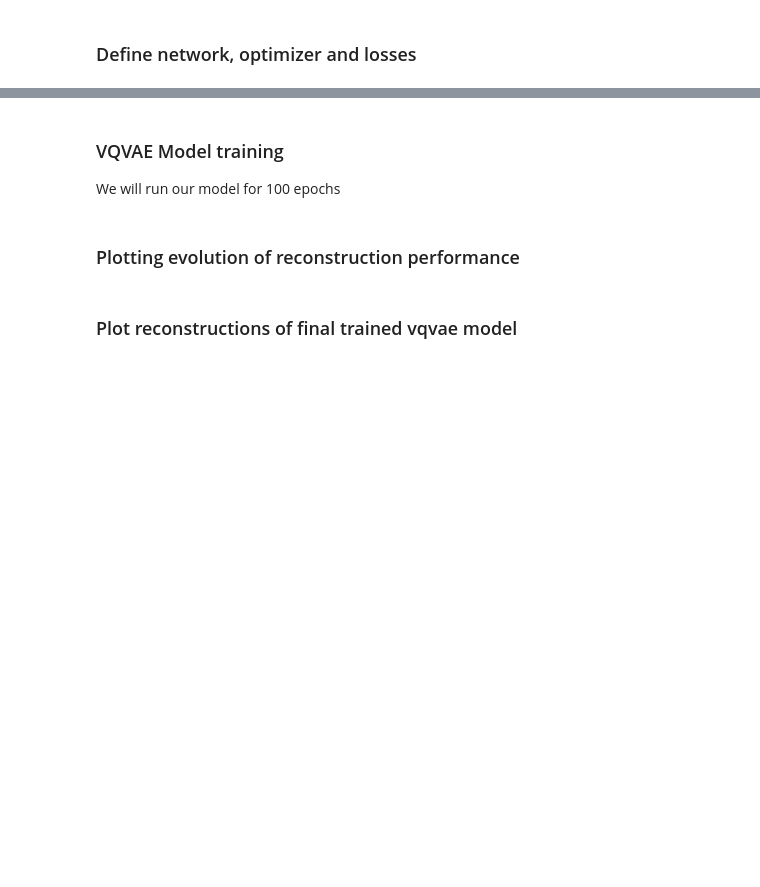
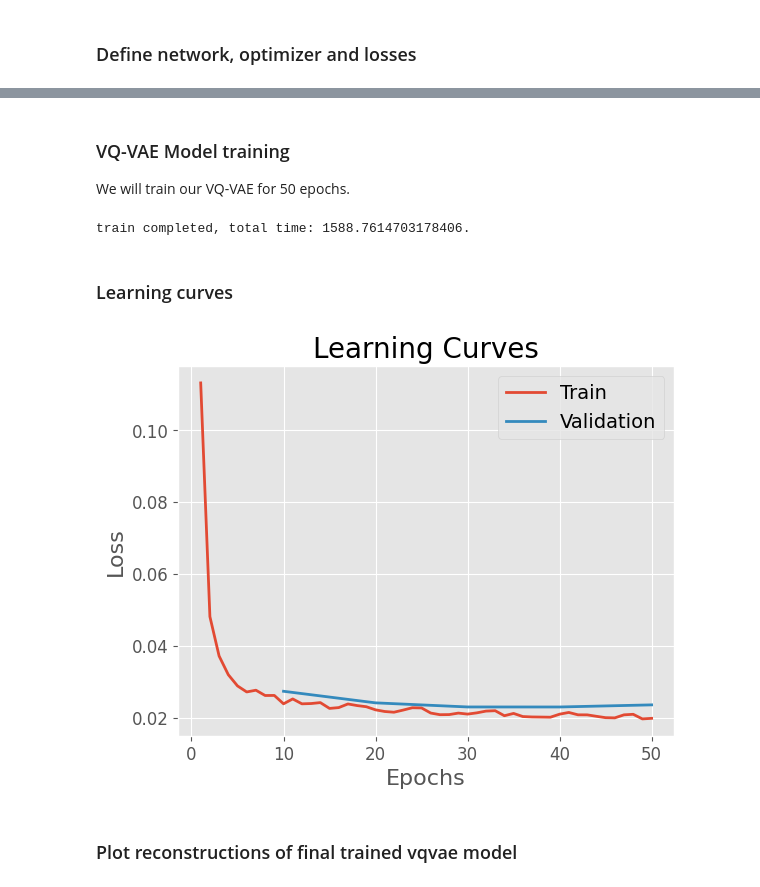
Before and after one commit to Project-MONAI/GenerativeModels, a Jupyter notebook: tutorials/generative/anomaly_detection/anomaly_detection_with_transformers.ipynb, the cells around one changed output, grey strips where cells are left out. Saved outputs shown, nothing was run; the diff lists cells and outputs as text; code cells hidden in the pictures; blank space fills up the shorter version.

```diff
--- a/tutorials/generative/anomaly_detection/anomaly_detection_with_transformers.ipynb
+++ b/tutorials/generative/anomaly_detection/anomaly_detection_with_transformers.ipynb
@@ -70,7 +95,7 @@ train_transforms = transforms.Compose(
         transforms.ScaleIntensityRanged(keys=["image"], a_min=0.0, a_max=255.0, b_min=0.0, b_max=1.0, clip=True),
         transforms.RandAffined(
             keys=["image"],
-            rotate_range=[(-np.pi / 36, np.pi / 36), (-np.pi / 36, np.pi / 36)],
+            rotate_range=[(-np.pi / 18, np.pi / 18), (-np.pi / 18, np.pi / 18)],
             translate_range=[(-1, 1), (-1, 1)],
             scale_range=[(-0.05, 0.05), (-0.05, 0.05)],
             spatial_size=[image_size, image_size],
@@ -80,4 +105,4 @@ train_transforms = transforms.Compose(
     ]
 )
 train_ds = Dataset(data=train_datalist, transform=train_transforms)
-train_loader = DataLoader(train_ds, batch_size=64, shuffle=True, num_workers=4)
+train_loader = DataLoader(train_ds, batch_size=64, shuffle=True, num_workers=4, persistent_workers=True)
@@ -94,7 +125,7 @@ for image_n in range(3):
 ### Download Validation Data
 # %%
 val_data = MedNISTDataset(root_dir=root_dir, section="validation", download=True, seed=0)
-val_datalist = [{"image": item["image"]} for item in train_data.data if item["class_name"] == "HeadCT"]
+val_datalist = [{"image": item["image"]} for item in val_data.data if item["class_name"] == "HeadCT"]
 val_transforms = transforms.Compose(
     [
         transforms.LoadImaged(keys=["image"]),
@@ -103,4 +134,4 @@ val_transforms = transforms.Compose(
     ]
 )
 val_ds = Dataset(data=val_datalist, transform=val_transforms)
-val_loader = DataLoader(val_ds, batch_size=64, shuffle=True, num_workers=4)
+val_loader = DataLoader(val_ds, batch_size=64, shuffle=False, num_workers=4, persistent_workers=True)
@@ -113,17 +150,17 @@ The first step is to train a VQVAE network - once this is done we can use the tr
 # %%
 device = torch.device("cuda" if torch.cuda.is_available() else "cpu")
 print(f"Using {device}")
+
 vqvae_model = VQVAE(
     spatial_dims=2,
     in_channels=1,
     out_channels=1,
     num_res_layers=2,
-    num_levels=2,
     downsample_parameters=((2, 4, 1, 1), (2, 4, 1, 1)),
     upsample_parameters=((2, 4, 1, 1, 0), (2, 4, 1, 1, 0)),
     num_channels=(256, 256),
     num_res_channels=(256, 256),
-    num_embeddings=256,
-    embedding_dim=32,
+    num_embeddings=16,
+    embedding_dim=64,
 )
 vqvae_model.to(device)
@@ -130,17 +186,14 @@ vqvae_model.to(device)
 # %%
-optimizer = torch.optim.Adam(params=vqvae_model.parameters(), lr=1e-4)
+optimizer = torch.optim.Adam(params=vqvae_model.parameters(), lr=5e-4)
 l1_loss = L1Loss()
 # %% [markdown]
-### VQVAE Model training
-We will run our model for 100 epochs
+### VQ-VAE Model training
+We will train our VQ-VAE for 50 epochs.
 # %%
-n_epochs = 100
+n_epochs = 50
 val_interval = 10
-epoch_recon_loss_list = []
-epoch_quant_loss_list = []
-val_recon_epoch_loss_list = []
-intermediary_images = []
-n_example_images = 4
+epoch_losses = []
+val_epoch_losses = []
 
 total_start = time.time()
 for epoch in range(n_epochs):
@@ -154,9 +207,7 @@ for epoch in range(n_epochs):
 
         # model outputs reconstruction and the quantization error
         reconstruction, quantization_loss = vqvae_model(images=images)
-
         recons_loss = l1_loss(reconstruction.float(), images.float())
-
         loss = recons_loss + quantization_loss
 
         loss.backward()
@@ -167,49 +218,46 @@ for epoch in range(n_epochs):
         progress_bar.set_postfix(
             {"recons_loss": epoch_loss / (step + 1), "quantization_loss": quantization_loss.item() / (step + 1)}
         )
-    epoch_recon_loss_list.append(epoch_loss / (step + 1))
-    epoch_quant_loss_list.append(quantization_loss.item() / (step + 1))
+    epoch_losses.append(epoch_loss / (step + 1))
 
     if (epoch + 1) % val_interval == 0:
         vqvae_model.eval()
         val_loss = 0
         with torch.no_grad():
-            k = 0
             for val_step, batch in enumerate(val_loader, start=1):
-                k += 1
-                if k == 3:
-                    break
                 images = batch["image"].to(device)
-
                 reconstruction, quantization_loss = vqvae_model(images=images)
-
-                # get the first sample from the first validation batch for
-                # visualizing how the training evolves
-                if val_step == 1:
-                    intermediary_images.append(reconstruction[:n_example_images, 0])
-
                 recons_loss = l1_loss(reconstruction.float(), images.float())
-
                 val_loss += recons_loss.item()
 
         val_loss /= val_step
-        val_recon_epoch_loss_list.append(val_loss)
+        val_epoch_losses.append(val_loss)
 
 total_time = time.time() - total_start
 print(f"train completed, total time: {total_time}.")
+# %% [output]
+train completed, total time: 1588.7614703178406.
 # %% [markdown]
-###  Plotting  evolution of reconstruction performance
+###  Learning curves
 # %%
-# Plot every evaluation as a new line and example as columns
-val_samples = np.linspace(val_interval, n_epochs, int(n_epochs / val_interval))
-fig, ax = plt.subplots(nrows=len(val_samples), ncols=1, sharey=True)
-fig.set_size_inches(18, 30)
-for image_n in range(len(val_samples)):
-    reconstructions = torch.reshape(intermediary_images[image_n], (64 * n_example_images, 64)).T
-    ax[image_n].imshow(reconstructions.cpu(), cmap="gray")
-    ax[image_n].set_xticks([])
-    ax[image_n].set_yticks([])
-    ax[image_n].set_ylabel(f"Epoch {val_samples[image_n]:.0f}")
+plt.style.use("ggplot")
+plt.title("Learning Curves", fontsize=20)
+plt.plot(np.linspace(1, n_epochs, n_epochs), epoch_losses, color="C0", linewidth=2.0, label="Train")
+plt.plot(
+    np.linspace(val_interval, n_epochs, int(n_epochs / val_interval)),
+    val_epoch_losses,
+    color="C1",
+    linewidth=2.0,
+    label="Validation",
+)
+plt.yticks(fontsize=12)
+plt.xticks(fontsize=12)
+plt.xlabel("Epochs", fontsize=16)
+plt.ylabel("Loss", fontsize=16)
+plt.legend(prop={"size": 14})
+plt.show()
+# %% [output]
+[figure, added]
 # %% [markdown]
 ### Plot reconstructions of final trained vqvae model
 # %%
```
Also changed, not shown: parts of 32 cells of this notebook, 1 other file.
